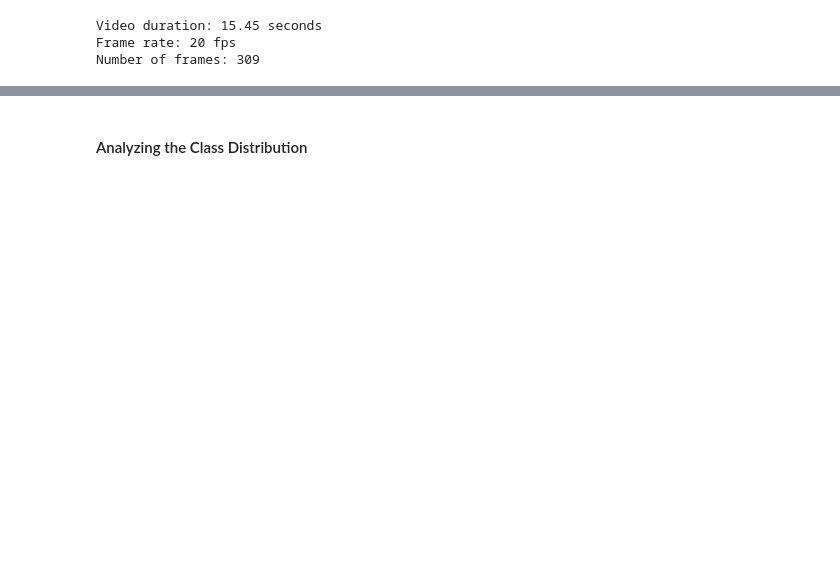
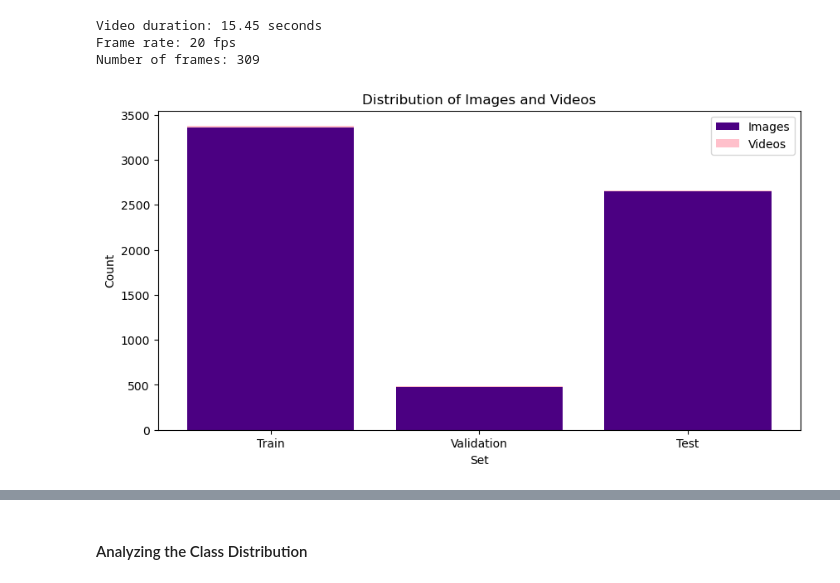
Before and after one commit to martin-ngugi/KSL, a Jupyter notebook: student.ipynb, the cells around one changed output, grey strips where cells are left out. Drawn from its saved outputs; the diff is of its cells as text; code cells hidden in the pictures; blank space fills up the shorter version.

```diff
--- a/student.ipynb
+++ b/student.ipynb
@@ -334,3 +336,19 @@ else:
 Video duration: 15.45 seconds
 Frame rate: 20 fps
 Number of frames: 309
+# %%
+# 1. Distribution of Images and Videos
+sets = ['Train', 'Validation', 'Test']
+num_images = [sum(image_counts[set_name].values()) for set_name in sets]
+num_videos = [video_counts[set_name]['J'] + video_counts[set_name]['Z'] for set_name in sets]
+
+plt.figure(figsize=(10, 5))
+plt.bar(sets, num_images, color='indigo', label='Images')
+plt.bar(sets, num_videos, color='pink', bottom=num_images, label='Videos')
+plt.xlabel('Set')
+plt.ylabel('Count')
+plt.legend()
+plt.title('Distribution of Images and Videos')
+plt.show()
+# %% [output]
+[figure, added]
```
Also changed, not shown: parts of 14 cells of this notebook.
